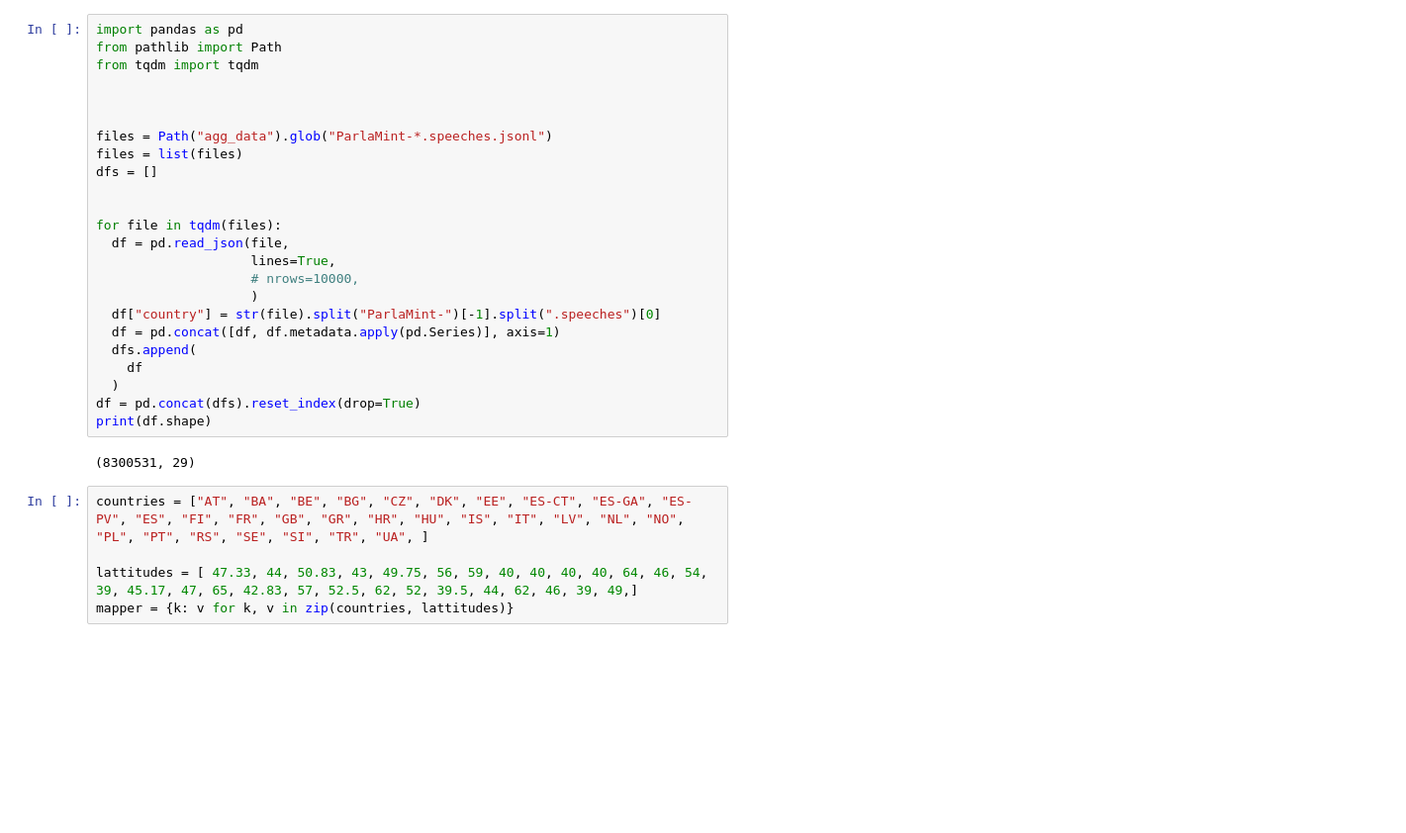
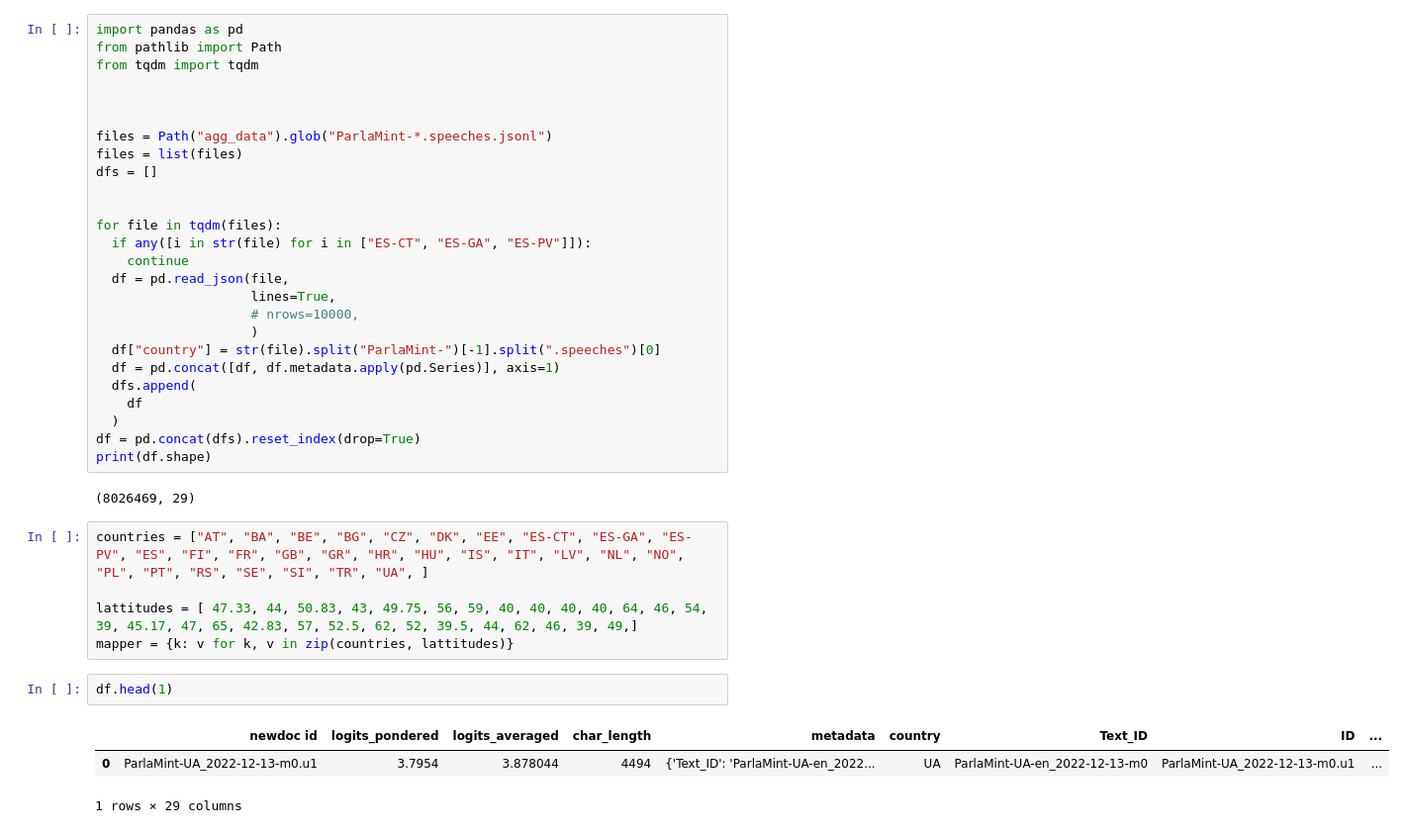
Before and after one commit to clarinsi/parlasent_analysis, a Jupyter notebook: 1_country_stats.ipynb, the cells around one changed output. Shown: that part at 99% size. Drawn from its saved outputs; the diff is of its cells as text; blank space fills up the shorter version.

```diff
--- a/1_country_stats.ipynb
+++ b/1_country_stats.ipynb
@@ -11,6 +11,8 @@ dfs = []
 
 
 for file in tqdm(files):
+  if any([i in str(file) for i in ["ES-CT", "ES-GA", "ES-PV"]]):
+    continue
   df = pd.read_json(file,
                     lines=True,
                     # nrows=10000,
@@ -23,12 +25,18 @@ for file in tqdm(files):
 df = pd.concat(dfs).reset_index(drop=True)
 print(df.shape)
 # %% [output]
-(8300531, 29)
+(8026469, 29)
 # %%
 countries = ["AT", "BA", "BE", "BG", "CZ", "DK", "EE", "ES-CT", "ES-GA", "ES-PV", "ES", "FI", "FR", "GB", "GR", "HR", "HU", "IS", "IT", "LV", "NL", "NO", "PL", "PT", "RS", "SE", "SI", "TR", "UA", ]
 
 lattitudes = [ 47.33, 44, 50.83, 43, 49.75, 56, 59, 40, 40, 40, 40, 64, 46, 54, 39, 45.17, 47, 65, 42.83, 57, 52.5, 62, 52, 39.5, 44, 62, 46, 39, 49,]
 mapper = {k: v for k, v in zip(countries, lattitudes)}
+# %%
+df.head(1)
+# %% [output]
+|  | newdoc id | logits_pondered | logits_averaged | char_length | metadata | country | Text_ID | ID | ... |
+| 0 | ParlaMint-UA_2022-12-13-m0.u1 | 3.7954 | 3.878044 | 4494 | {'Text_ID': 'ParlaMint-UA-en_2022... | UA | ParlaMint-UA-en_2022-12-13-m0 | ParlaMint-UA_2022-12-13-m0.u1 | ... |
+1 rows × 29 columns
 # %%
 # Filtering
 # Keep only MPs
```
Also changed, not shown: parts of 2 cells of this notebook, 1 other file.
